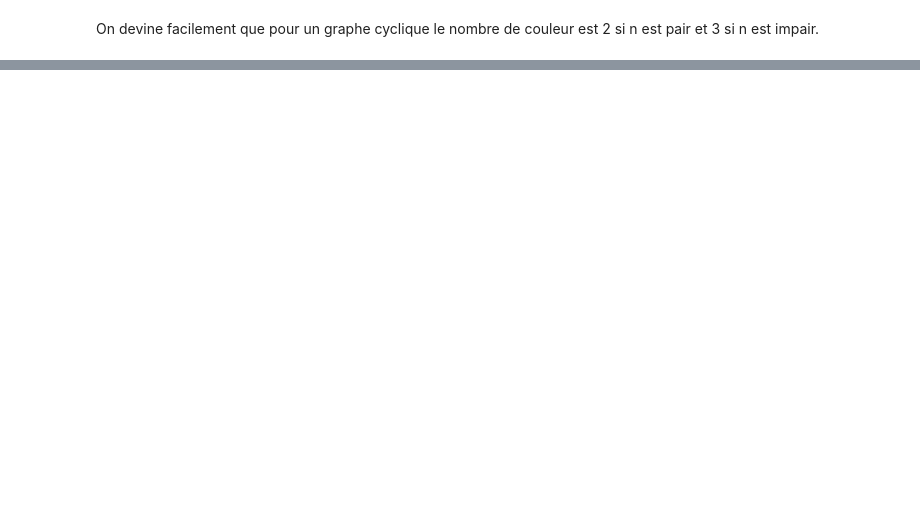
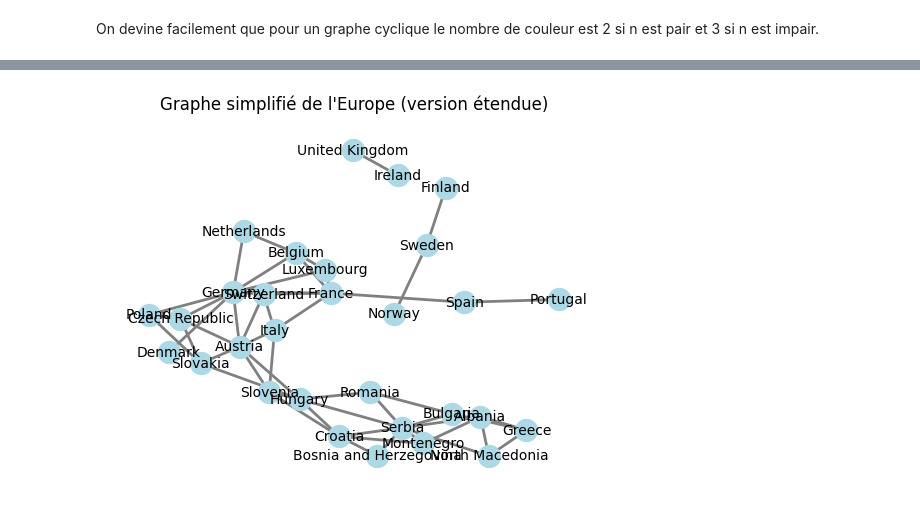
Before and after one commit to GwennGrs/Coloration-d-un-graphe, a Jupyter notebook: graphe_cycle.ipynb, the cells around one changed output, grey strips where cells are left out. Saved outputs shown, nothing was run; the diff lists cells and outputs as text; code cells hidden in the pictures; blank space fills up the shorter version.

```diff
--- a/graphe_cycle.ipynb
+++ b/graphe_cycle.ipynb
@@ -31,0 +28,54 @@ plt.show()
+# %%
+import networkx as nx
+import matplotlib.pyplot as plt
+
+# Création du graphe
+europe = nx.Graph()
+
+countries = [
+    'France', 'Germany', 'Italy', 'Spain', 'Belgium', 'Netherlands', 'Switzerland', 'Austria',
+    'Portugal', 'United Kingdom', 'Ireland', 'Denmark', 'Norway', 'Sweden', 'Finland',
+    'Poland', 'Czech Republic', 'Slovakia', 'Hungary', 'Romania', 'Bulgaria', 'Greece',
+    'Croatia', 'Slovenia', 'Serbia', 'Bosnia and Herzegovina', 'Albania', 'North Macedonia',
+    'Montenegro', 'Luxembourg'
+]
+
+europe.add_nodes_from(countries)
+
+borders = [
+    ('France', 'Germany'), ('France', 'Italy'), ('France', 'Spain'), ('France', 'Belgium'), ('France', 'Luxembourg'),
+    ('France', 'Switzerland'), ('Germany', 'Belgium'), ('Germany', 'Netherlands'), ('Germany', 'Switzerland'),
+    ('Germany', 'Austria'), ('Germany', 'Poland'), ('Germany', 'Czech Republic'), ('Germany', 'Luxembourg'),
+    ('Italy', 'Switzerland'), ('Italy', 'Austria'), ('Italy', 'Slovenia'), ('Spain', 'Portugal'),
+    ('Belgium', 'Netherlands'), ('Belgium', 'Luxembourg'), ('Netherlands', 'Germany'), ('Switzerland', 'Austria'),
+    ('Austria', 'Czech Republic'), ('Austria', 'Slovakia'), ('Austria', 'Hungary'), ('Austria', 'Slovenia'),
+    ('Portugal', 'Spain'), ('United Kingdom', 'Ireland'), ('Denmark', 'Germany'), ('Norway', 'Sweden'),
+    ('Sweden', 'Finland'), ('Poland', 'Czech Republic'), ('Poland', 'Slovakia'), ('Poland', 'Germany'),
+    ('Czech Republic', 'Slovakia'), ('Slovakia', 'Hungary'), ('Hungary', 'Romania'), ('Hungary', 'Serbia'),
+    ('Hungary', 'Croatia'), ('Hungary', 'Slovenia'), ('Romania', 'Bulgaria'), ('Romania', 'Serbia'),
+    ('Bulgaria', 'Greece'), ('Bulgaria', 'Serbia'), ('Greece', 'Albania'), ('Greece', 'North Macedonia'),
+    ('Croatia', 'Slovenia'), ('Croatia', 'Bosnia and Herzegovina'), ('Croatia', 'Serbia'), ('Croatia', 'Montenegro'),
+    ('Slovenia', 'Croatia'), ('Serbia', 'Bosnia and Herzegovina'), ('Serbia', 'Montenegro'),
+    ('Serbia', 'North Macedonia'), ('Serbia', 'Albania'), ('Montenegro', 'Albania'), ('Albania', 'North Macedonia')
+]
+
+europe.add_edges_from(borders)
+
+pos = nx.spring_layout(europe, k=0.5, iterations=50)
+
+nx.draw_networkx(
+    europe,
+    pos=pos,
+    with_labels=True,
+    node_color='lightblue',
+    edge_color='gray',
+    width=2.0,
+    node_size=250,
+    font_size=10
+)
+
+plt.title("Graphe simplifié de l'Europe (version étendue)")
+plt.axis('off')
+plt.show()
+# %% [output]
+[figure, added]
```
Also changed, not shown: parts of 2 cells of this notebook.
